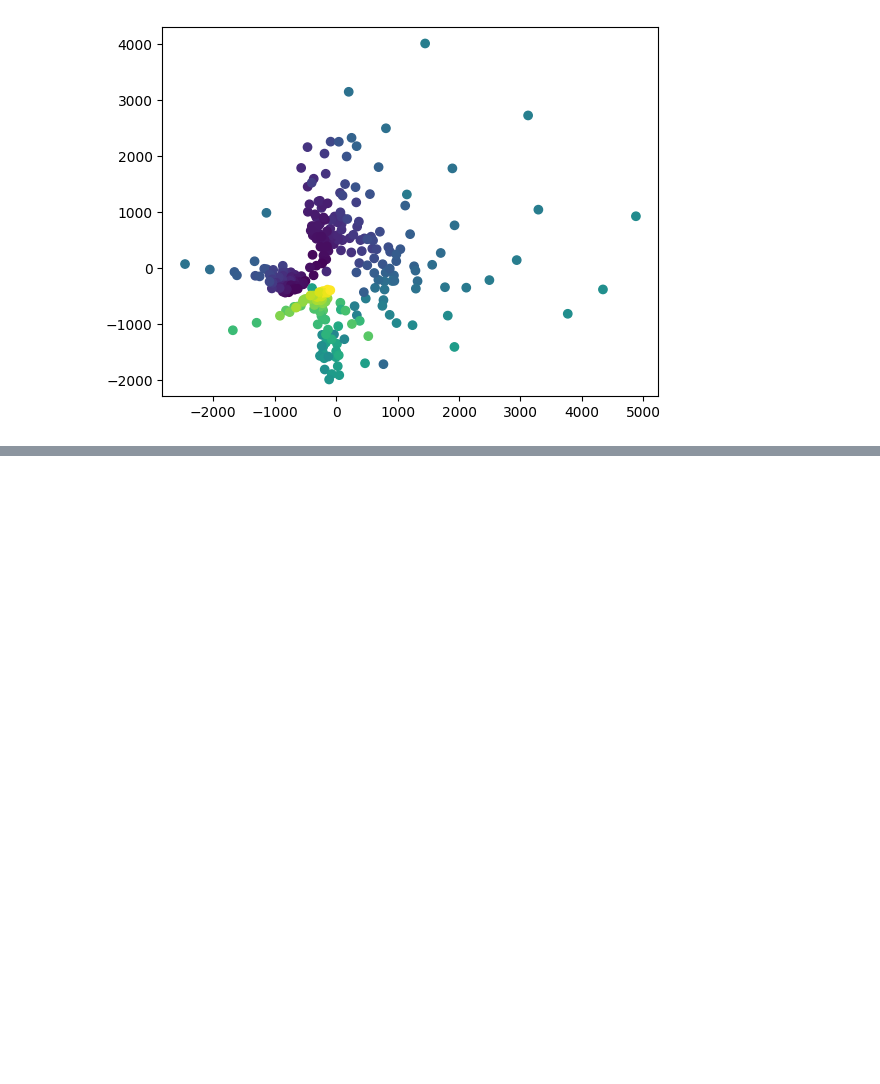
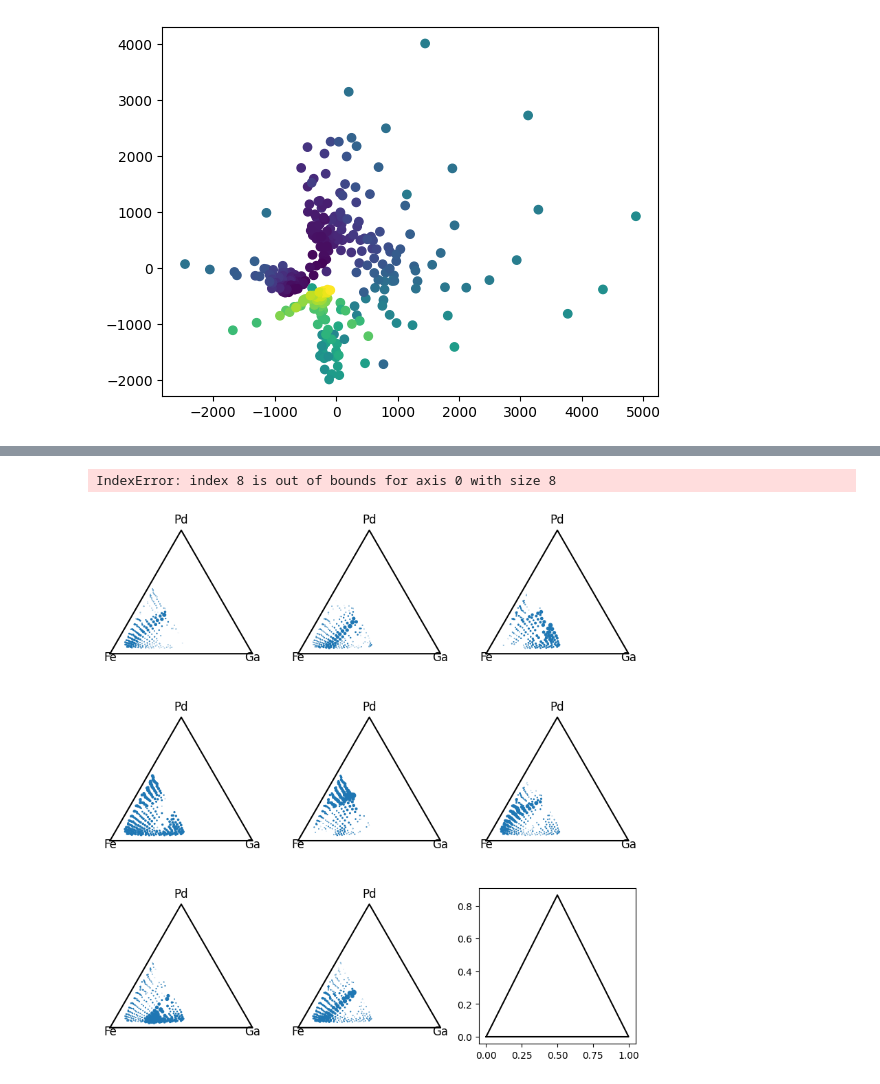
Before and after one commit to Lemonatix/how-to-python, a Jupyter notebook: Computerscience and Programming 24/VL_21.01.25/datascience_puds_new.ipynb, the cells around one changed output, grey strips where cells are left out. Saved outputs shown, nothing was run; the diff lists cells and outputs as text; code cells hidden in the pictures; blank space fills up the shorter version.

```diff
--- a/Computerscience and Programming 24/VL_21.01.25/datascience_puds_new.ipynb
+++ b/Computerscience and Programming 24/VL_21.01.25/datascience_puds_new.ipynb
@@ -365,0 +388,14 @@ H = model.components_
+# %%
+fix, ax = plt.subplots(3,3, figsize=(10,10))
+ax = ax.flatten()
+for i,a in enumerate(ax):
+    a.plot(triangle_x,triangle_y,c='black')
+    a.scatter(points[:,0],points[:,1], s=H[i,:]) # s=... changes dot size
+    a.axis('equal')
+    a.axis('off')
+    a.text(0, -0.05, "Fe", ha='center', fontsize=12)
+    a.text(1, -0.05, "Ga", ha='center', fontsize=12)
+    a.text(0.5, np.sqrt(3) / 2 + 0.05, "Pd", ha='center', fontsize=12)
+# %% [output]
+IndexError: index 8 is out of bounds for axis 0 with size 8
+[figure, added]
```
Also changed, not shown: parts of 4 cells of this notebook.
